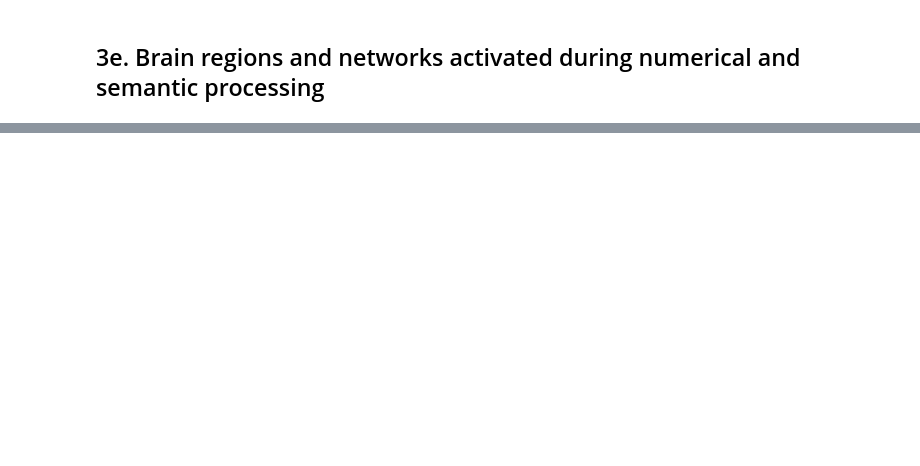
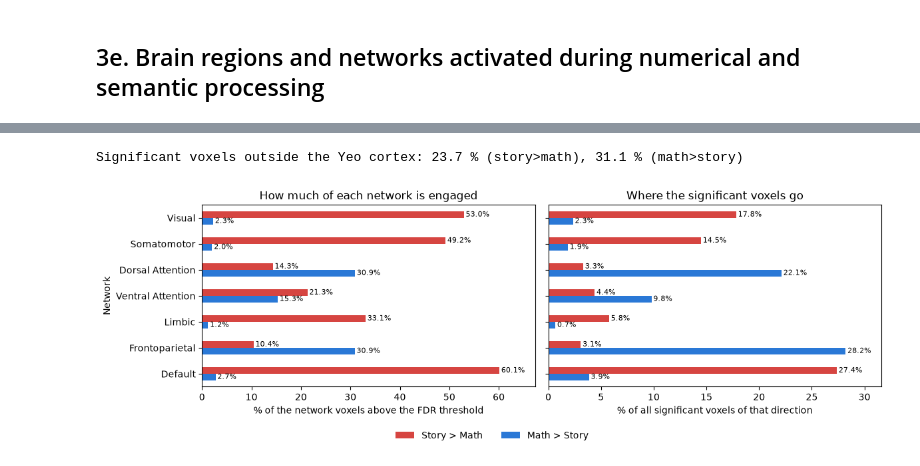
Before and after one commit to riccardobonagura/NSSP_project_1, a Jupyter notebook: GroupAI_code/02_GLM.ipynb, the cells around one changed output, grey strips where cells are left out. Cells and saved outputs as stored; diff of their text form; code cells hidden in the pictures; blank space fills up the shorter version.

```diff
--- a/GroupAI_code/02_GLM.ipynb
+++ b/GroupAI_code/02_GLM.ipynb
@@ -730,7 +711,12 @@ z_maps_pqr = {}
 for name, contrast in contrasts_pqr.items():
     # One weight per column of the model actually used
     assert len(contrast) == fit_glm_pqr.design_matrices_[0].shape[1]
-    print(name, dict(zip(design_mat_pqr.columns, contrast.round(2))))
+    df = pd.DataFrame(
+        {"Regressor": design_mat_pqr.columns,
+         "Weight": [float(v) for v in contrast]}
+    )
+    print(f"{name}  (sum of weights = {df['Weight'].sum():.2f})")
+    display(df.style.hide(axis="index").format({"Weight": "{:+.2f}"}))
 
     plot_contrast_matrix(contrast, design_matrix=design_mat_pqr, colorbar=True)
     plt.show()
@@ -750,8 +736,7 @@ for name, contrast in contrasts_pqr.items():
     if np.isfinite(z_threshold_pqr):
         plot_stat_map(clean_map_pqr, bg_img=mean_fmri, threshold=z_threshold_pqr,
                       display_mode='z', cut_coords=7, black_bg=True,
-                      title='{} (FDR={}, z>{:.2f}, clusters>{} vox)'.format(
-                          name, fdr_rate, z_threshold_pqr, cluster_size))
+                      title='{} (FDR={}, Threshold: z > {:.2f}, clusters of at least {} vox)'.format(name, fdr_rate, z_threshold_pqr, cluster_size))
         plt.show()
     else:
         print(name, ': no voxel survives FDR')
@@ -792,0 +887,53 @@ response_story_minus_response_math   | r with block story-math: 0.363 | peak |z|
+# %%
+# In order to know which networks are involved, it is possible to count the number of significant voxels
+# in both directions (math is more active, story is more active) that are present in that specific network.
+# To avoid loops on every single voxel we can define a true/false mask for each network. In this way the
+# number of true elements in the mask is the number of voxels in the network; and by checking where both the
+# conditions are true (the voxel is in the network and is significant for story > math or viceversa) we can count
+# the number of voxels that fall in the network.
+rows = []
+for k, name in enumerate(yeo_names, start=1):
+    net = yeo_data == k   # mask of network k (as make_mask_from_atlas in lab 1)
+    rows.append([name,
+                 100 * (net & story_gt_math).sum() / net.sum(),
+                 100 * (net & math_gt_story).sum() / net.sum(),
+                 100 * (net & story_gt_math).sum() / story_gt_math.sum(),
+                 100 * (net & math_gt_story).sum() / math_gt_story.sum()])
+networks = pd.DataFrame(rows, columns=['Network',
+                                       '% of network where story > math',
+                                       '% of network where math > story',
+                                       '% of significant story > math voxels that land in this newtwork',
+                                       '% of significant math > story voxels that land in this newtork']).set_index('Network')
+display(networks.round(1))
+print('Significant voxels outside the Yeo cortex: {:.1f} % (story>math), {:.1f} % (math>story)'.format(
+    100 - networks['% of significant story > math voxels that land in this newtwork'].sum(),
+    100 - networks['% of significant math > story voxels that land in this newtork'].sum()))
+
+
+
+# Plotting the percentages
+# Red = story > math, blue = math > story (same colours as the positive/negative z-maps)
+colors = ['#d64541', '#2a78d6']
+fig, axes = plt.subplots(1, 2, figsize=(12, 4), sharey=True)
+
+networks.iloc[:, :2].plot.barh(ax=axes[0], color=colors, legend=False)
+axes[0].set_title('How much of each network is engaged')
+axes[0].set_xlabel('% of the network voxels above the FDR threshold')
+
+networks.iloc[:, 2:].plot.barh(ax=axes[1], color=colors, legend=False)
+axes[1].set_title('Where the significant voxels go')
+axes[1].set_xlabel('% of all significant voxels of that direction')
+
+axes[0].invert_yaxis()   # Visual on top, same order as the table
+
+# Write the percentage at the end of every bar
+for ax in axes:
+    for bars in ax.containers:
+        ax.bar_label(bars, fmt='%.1f%%', padding=2, fontsize=8)
+    ax.margins(x=0.12)
+
+fig.legend(axes[0].get_legend_handles_labels()[0], ['Story > Math', 'Math > Story'],
+           loc='lower center', ncol=2, frameon=False)
+plt.tight_layout(rect=[0, 0.08, 1, 1])
+plt.show()
+# %% [output]
@@ -792,0 +949,2 @@ response_story_minus_response_math   | r with block story-math: 0.363 | peak |z|
+Significant voxels outside the Yeo cortex: 23.7 % (story>math), 31.1 % (math>story)
+[figure, added]
```
Also changed, not shown: parts of 33 cells of this notebook, 2 other files.
